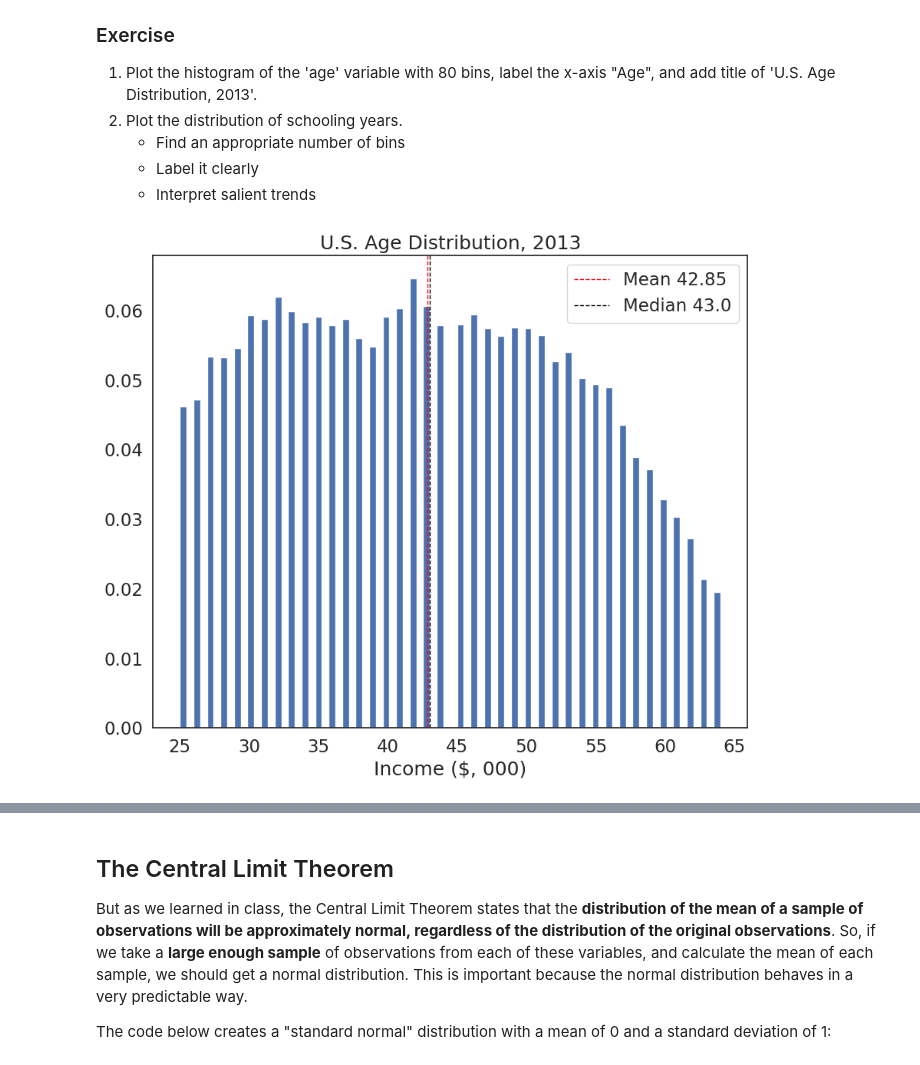
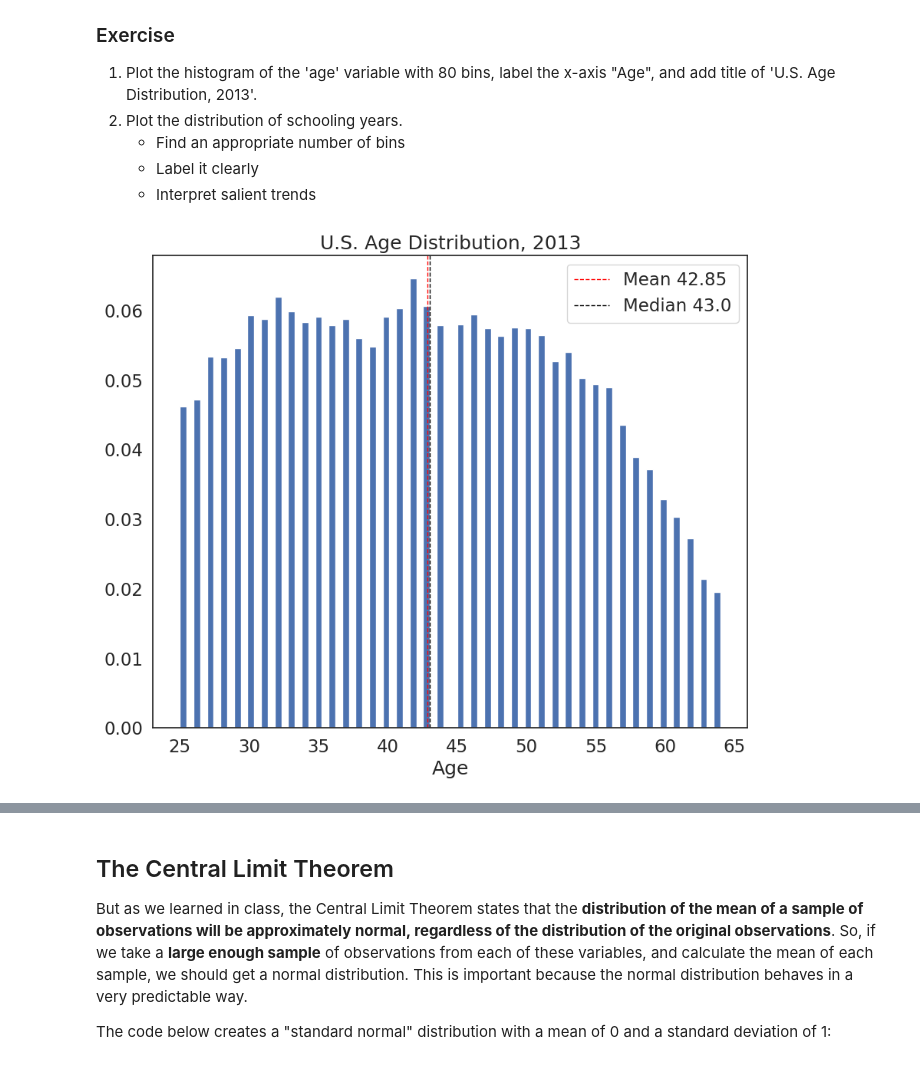
Before and after one commit to zoemarie28/QM2, a Jupyter notebook: notebooks/W05. Distributions and Basic Statistics.ipynb, the cells around one changed output, grey strips where cells are left out. Drawn from its saved outputs; the diff is of its cells as text; code cells hidden in the pictures.

```diff
--- a/notebooks/W05. Distributions and Basic Statistics.ipynb
+++ b/notebooks/W05. Distributions and Basic Statistics.ipynb
@@ -164,8 +160,10 @@ dtype: int64
 # %% [markdown]
 what other variables are categorical? Convert them to categorical and describe. What is the most common occupation in this dataset?
 # %%
+# what other variables are categorical ? sch Educational attainment, union membership
 # convert the variables to categorical and describe
-# categorical variable: sch Educational attainment
-df['occupation']=df['occupation'].astype('category')
-df['occupation'].describe()
+
+
+df['union']=df['union'].astype('category')
+df['union'].describe()
 # %% [output]
@@ -333,8 +331,7 @@ If we want to produce lots of similar plots, this really helps us cut down on re
     * Label it clearly
     * Interpret salient trends
 # %%
-# Plot the histogram of the 'age' variable with 80 bins, label the x-axis "Age", and add title of 'U.S. Age Distribution, 2013
-
-plot_histogram(variable = df['age'], bin_number = 80, xlab = 'Income ($, 000)', title = 'U.S. Age Distribution, 2013')
+#1
+plot_histogram(variable = df['age'], bin_number = 80, xlab = 'Age', title = 'U.S. Age Distribution, 2013')
 # %% [output]
-[figure, old version]
+[figure, new version]
```
Also changed, not shown: parts of 23 cells of this notebook.
